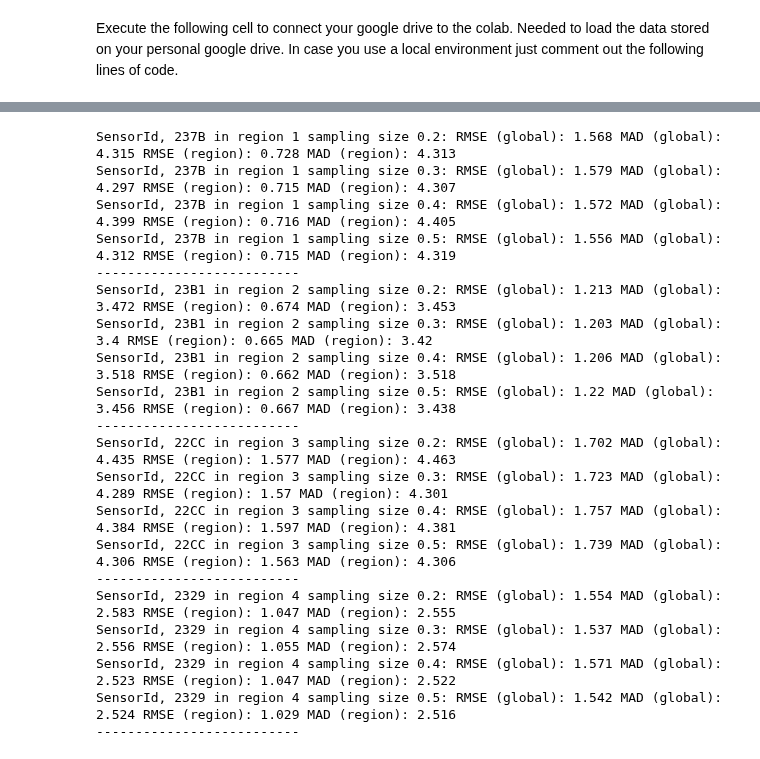
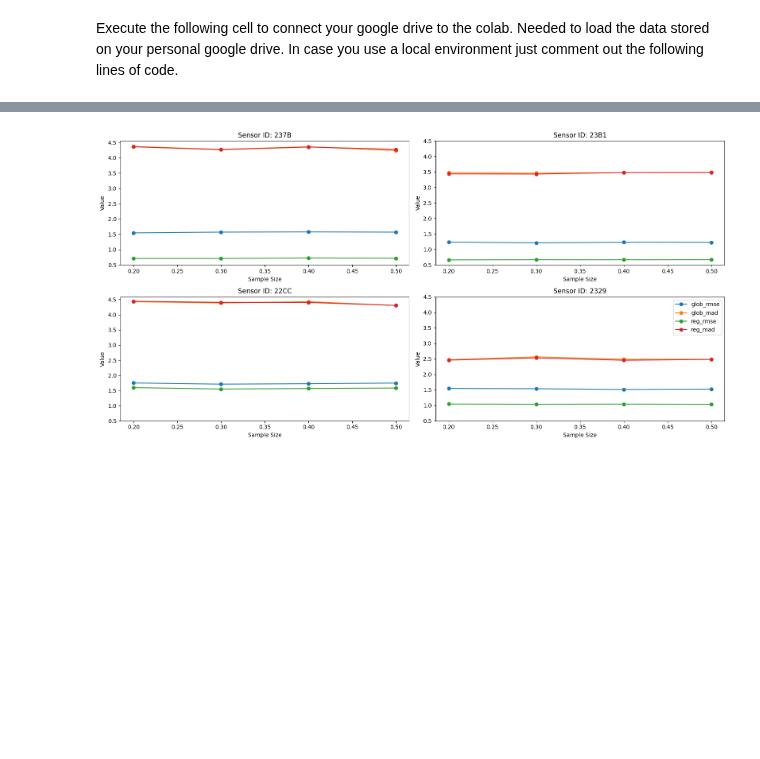
Before and after one commit to fahaerte/LSIES-FinalAssignment, a Jupyter notebook: Task3_SVDs.ipynb, the cells around one changed output, grey strips where cells are left out. Saved outputs shown, nothing was run; the diff lists cells and outputs as text; code cells hidden in the pictures; blank space fills up the shorter version.

```diff
--- a/Task3_SVDs.ipynb
+++ b/Task3_SVDs.ipynb
@@ -225,39 +243,45 @@ stat_list[3]['recon_reg'] = apply_svd(df_data_linear[sensors_region4], stat_list
 del U_reg4, s_reg4, Vt_reg4
 # %%
 # Print values
+entries = []
 for stat in stat_list:
   sensor_df = pd.DataFrame(stat['real_data'])
   sensor_df['recon_global'] = stat['recon_global']
   sensor_df['recon_reg'] = stat['recon_reg']
+  entry = {'id': stat['id'], 'glob_rmse': [], 'glob_mad': [], 'reg_rmse': [], 'reg_mad': []}
 
   for sample_df, size in zip(sample_dfs, sampling_sizes):
     sample_df = sample_df.merge(sensor_df, how='inner', left_on = 'Timestamp', right_index=True)
     glob_rmse, glob_mad = compare_results(sample_df[stat['id']], sample_df['recon_global'])
     reg_rmse, reg_mad = compare_results(sample_df[stat['id']], sample_df['recon_reg'])
-    fstring = f"SensorId, {stat['id']} in region {stat['region']} sampling size {size}: RMSE (global): {round(glob_rmse, 3)} MAD (global): {round(glob_mad, 3)} RMSE (region): {round(reg_rmse, 3)} MAD (region): {round(reg_mad, 3)}"
-    print(fstring)
+    entry['glob_rmse'].append(glob_rmse)
+    entry['glob_mad'].append(glob_mad)
+    entry['reg_rmse'].append(reg_rmse)
+    entry['reg_mad'].append(reg_mad)
 
-  print('--------------------------')
-
-# TODO: Plot data
+  entries.append(entry)
-# %% [output]
-SensorId, 237B in region 1 sampling size 0.2: RMSE (global): 1.568 MAD (global): 4.315 RMSE (region): 0.728 MAD (region): 4.313
-SensorId, 237B in region 1 sampling size 0.3: RMSE (global): 1.579 MAD (global): 4.297 RMSE (region): 0.715 MAD (region): 4.307
-SensorId, 237B in region 1 sampling size 0.4: RMSE (global): 1.572 MAD (global): 4.399 RMSE (region): 0.716 MAD (region): 4.405
-SensorId, 237B in region 1 sampling size 0.5: RMSE (global): 1.556 MAD (global): 4.312 RMSE (region): 0.715 MAD (region): 4.319
---------------------------
-SensorId, 23B1 in region 2 sampling size 0.2: RMSE (global): 1.213 MAD (global): 3.472 RMSE (region): 0.674 MAD (region): 3.453
-SensorId, 23B1 in region 2 sampling size 0.3: RMSE (global): 1.203 MAD (global): 3.4 RMSE (region): 0.665 MAD (region): 3.42
-SensorId, 23B1 in region 2 sampling size 0.4: RMSE (global): 1.206 MAD (global): 3.518 RMSE (region): 0.662 MAD (region): 3.518
-SensorId, 23B1 in region 2 sampling size 0.5: RMSE (global): 1.22 MAD (global): 3.456 RMSE (region): 0.667 MAD (region): 3.438
---------------------------
-SensorId, 22CC in region 3 sampling size 0.2: RMSE (global): 1.702 MAD (global): 4.435 RMSE (region): 1.577 MAD (region): 4.463
-SensorId, 22CC in region 3 sampling size 0.3: RMSE (global): 1.723 MAD (global): 4.289 RMSE (region): 1.57 MAD (region): 4.301
-SensorId, 22CC in region 3 sampling size 0.4: RMSE (global): 1.757 MAD (global): 4.384 RMSE (region): 1.597 MAD (region): 4.381
-SensorId, 22CC in region 3 sampling size 0.5: RMSE (global): 1.739 MAD (global): 4.306 RMSE (region): 1.563 MAD (region): 4.306
---------------------------
-SensorId, 2329 in region 4 sampling size 0.2: RMSE (global): 1.554 MAD (global): 2.583 RMSE (region): 1.047 MAD (region): 2.555
-SensorId, 2329 in region 4 sampling size 0.3: RMSE (global): 1.537 MAD (global): 2.556 RMSE (region): 1.055 MAD (region): 2.574
-SensorId, 2329 in region 4 sampling size 0.4: RMSE (global): 1.571 MAD (global): 2.523 RMSE (region): 1.047 MAD (region): 2.522
-SensorId, 2329 in region 4 sampling size 0.5: RMSE (global): 1.542 MAD (global): 2.524 RMSE (region): 1.029 MAD (region): 2.516
---------------------------
+# %%
+fig, axs = plt.subplots(2, 2, figsize=(16, 8))
+
+for entry, ax in zip(entries, axs.reshape(-1)):
+    id = entry['id']
+    glob_rmse = entry['glob_rmse']
+    glob_mad = entry['glob_mad']
+    reg_rmse = entry['reg_rmse']
+    reg_mad = entry['reg_mad']
+
+    ax.plot(sampling_sizes, glob_rmse, marker='o', label='Global RMSE')
+    ax.plot(sampling_sizes, glob_mad, marker='o', label='Global MAD')
+    ax.plot(sampling_sizes, reg_rmse, marker='o', label='Regional RMSE')
+    ax.plot(sampling_sizes, reg_mad, marker='o', label='Regional MAD')
+    ax.set_xlabel('Sample Size')
+    ax.set_ylabel('Value')
+    ax.set_title(f'Sensor ID: {id}')
+    ax.set_yticks([float(i/2) for i in range(1, 10)])
+
+
+plt.legend(['glob_rmse', 'glob_mad', 'reg_rmse', 'reg_mad'])
+plt.tight_layout()
+plt.show()
+# %% [output]
+[figure, added]
```
Also changed, not shown: parts of 1 cell of this notebook.
